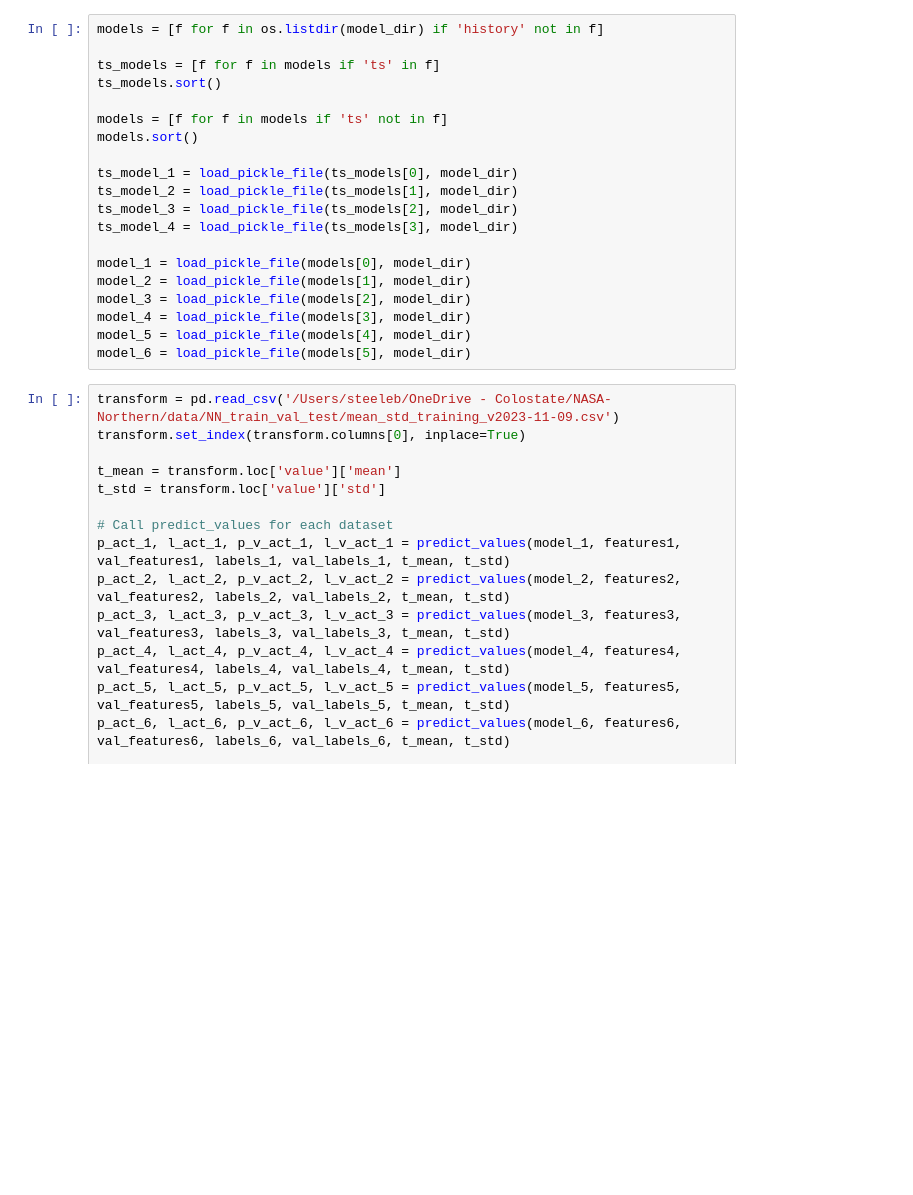
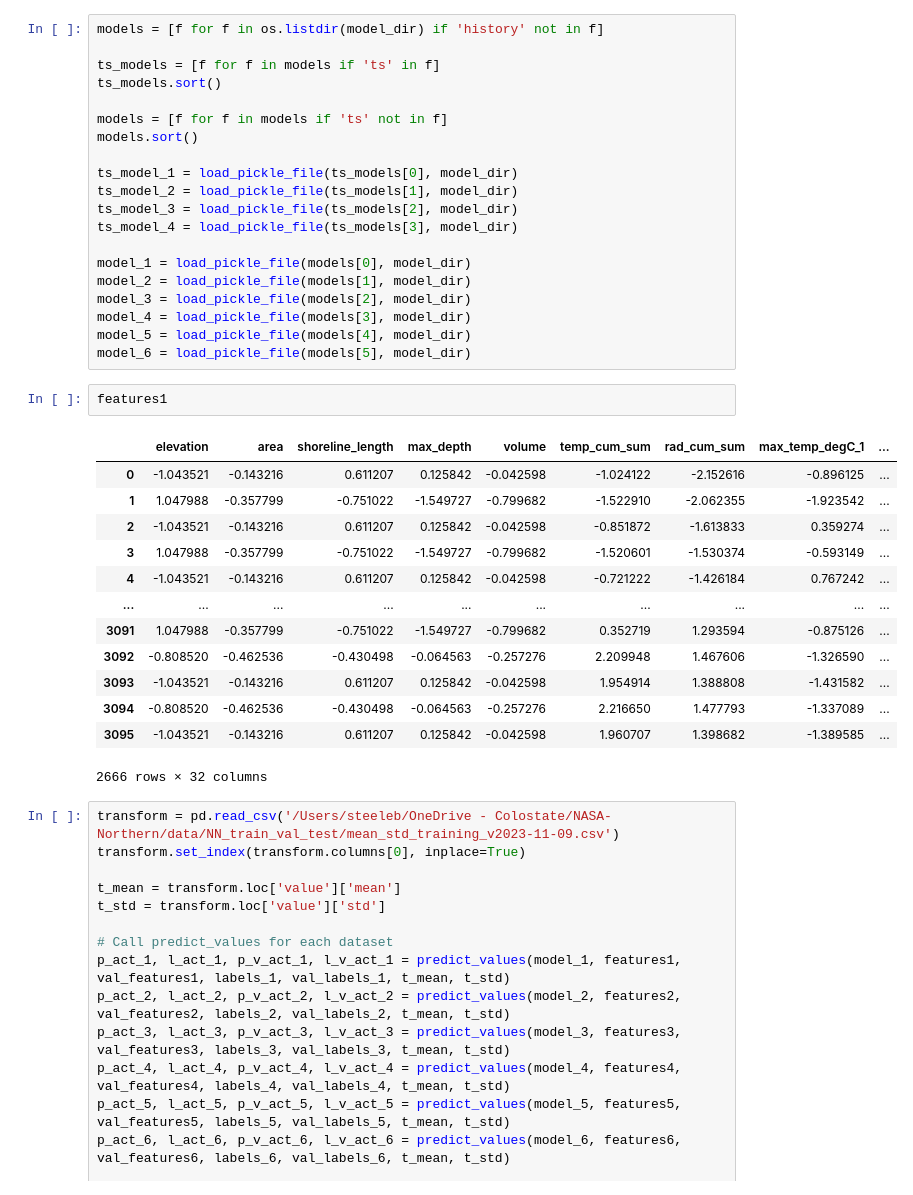
Before and after one commit to steeleb/ATS-ML-Fall2023, a Jupyter notebook: NeuralNetworks/_basic_leaky_vis.ipynb, the cells around one changed output. Drawn from its saved outputs; the diff is of its cells as text; blank space fills up the shorter version.

```diff
--- a/NeuralNetworks/_basic_leaky_vis.ipynb
+++ b/NeuralNetworks/_basic_leaky_vis.ipynb
@@ -279,6 +286,22 @@ model_3 = load_pickle_file(models[2], model_dir)
 model_4 = load_pickle_file(models[3], model_dir)
 model_5 = load_pickle_file(models[4], model_dir)
 model_6 = load_pickle_file(models[5], model_dir)
+# %%
+features1
+# %% [output]
+|  | elevation | area | shoreline_length | max_depth | volume | temp_cum_sum | rad_cum_sum | max_temp_degC_1 | ... |
+| 0 | -1.043521 | -0.143216 | 0.611207 | 0.125842 | -0.042598 | -1.024122 | -2.152616 | -0.896125 | ... |
+| 1 | 1.047988 | -0.357799 | -0.751022 | -1.549727 | -0.799682 | -1.522910 | -2.062355 | -1.923542 | ... |
+| 2 | -1.043521 | -0.143216 | 0.611207 | 0.125842 | -0.042598 | -0.851872 | -1.613833 | 0.359274 | ... |
+| 3 | 1.047988 | -0.357799 | -0.751022 | -1.549727 | -0.799682 | -1.520601 | -1.530374 | -0.593149 | ... |
+| 4 | -1.043521 | -0.143216 | 0.611207 | 0.125842 | -0.042598 | -0.721222 | -1.426184 | 0.767242 | ... |
+| ... | ... | ... | ... | ... | ... | ... | ... | ... | ... |
+| 3091 | 1.047988 | -0.357799 | -0.751022 | -1.549727 | -0.799682 | 0.352719 | 1.293594 | -0.875126 | ... |
+| 3092 | -0.808520 | -0.462536 | -0.430498 | -0.064563 | -0.257276 | 2.209948 | 1.467606 | -1.326590 | ... |
+| 3093 | -1.043521 | -0.143216 | 0.611207 | 0.125842 | -0.042598 | 1.954914 | 1.388808 | -1.431582 | ... |
+| 3094 | -0.808520 | -0.462536 | -0.430498 | -0.064563 | -0.257276 | 2.216650 | 1.477793 | -1.337089 | ... |
+| 3095 | -1.043521 | -0.143216 | 0.611207 | 0.125842 | -0.042598 | 1.960707 | 1.398682 | -1.389585 | ... |
+2666 rows × 32 columns
 # %%
 transform = pd.read_csv('/Users/steeleb/OneDrive - Colostate/NASA-Northern/data/NN_train_val_test/mean_std_training_v2023-11-09.csv')
 transform.set_index(transform.columns[0], inplace=True)
```
Also changed, not shown: parts of 2 cells of this notebook, 3 other files.
